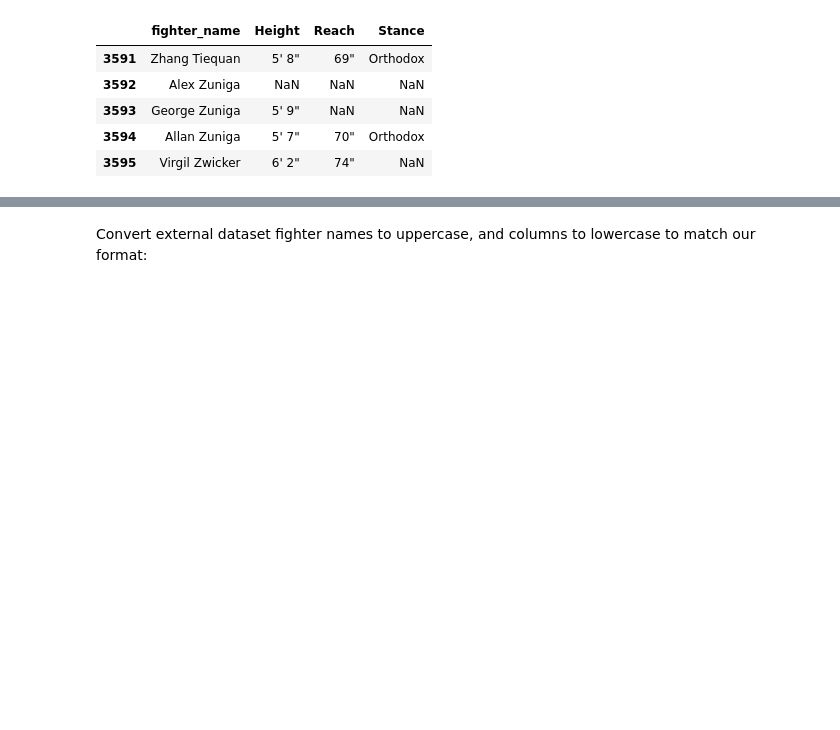
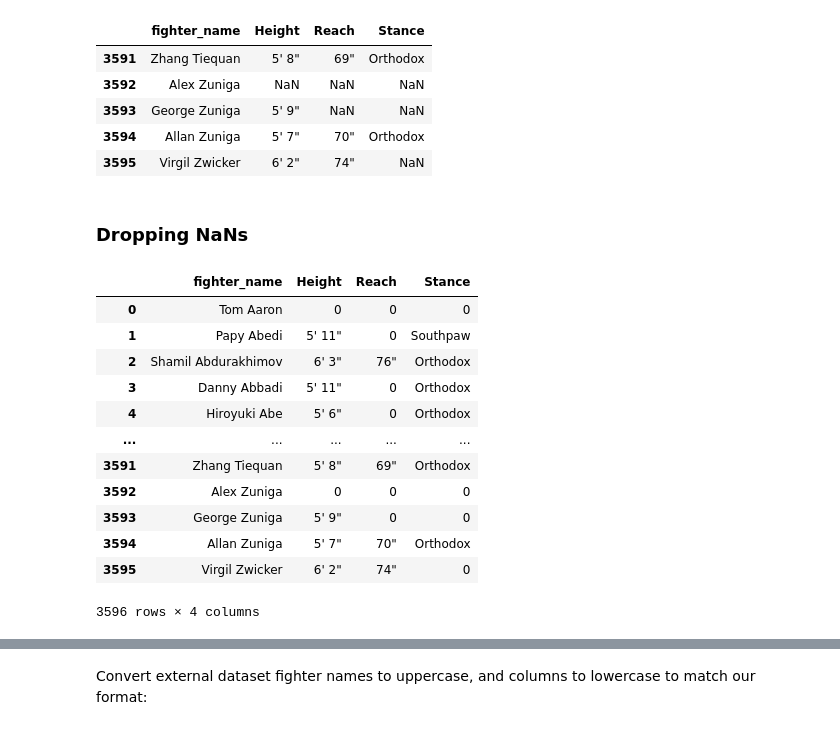
Before and after one commit to komaksym/UFC-DataLab, a Jupyter notebook: data/src/prepare_for_EDA.ipynb, the cells around one changed output, grey strips where cells are left out. Cells and saved outputs as stored; diff of their text form; code cells hidden in the pictures; blank space fills up the shorter version.

```diff
--- a/data/src/prepare_for_EDA.ipynb
+++ b/data/src/prepare_for_EDA.ipynb
@@ -42,3 +44,21 @@ athlete_stats.tail()
 | 3593 | George Zuniga | 5' 9" | NaN | NaN |
 | 3594 | Allan Zuniga | 5' 7" | 70" | Orthodox |
 | 3595 | Virgil Zwicker | 6' 2" | 74" | NaN |
+# %% [markdown]
+### Dropping NaNs
+# %%
+athlete_stats.fillna(0)
+# %% [output]
+|  | fighter_name | Height | Reach | Stance |
+| 0 | Tom Aaron | 0 | 0 | 0 |
+| 1 | Papy Abedi | 5' 11" | 0 | Southpaw |
+| 2 | Shamil Abdurakhimov | 6' 3" | 76" | Orthodox |
+| 3 | Danny Abbadi | 5' 11" | 0 | Orthodox |
+| 4 | Hiroyuki Abe | 5' 6" | 0 | Orthodox |
+| ... | ... | ... | ... | ... |
+| 3591 | Zhang Tiequan | 5' 8" | 69" | Orthodox |
+| 3592 | Alex Zuniga | 0 | 0 | 0 |
+| 3593 | George Zuniga | 5' 9" | 0 | 0 |
+| 3594 | Allan Zuniga | 5' 7" | 70" | Orthodox |
+| 3595 | Virgil Zwicker | 6' 2" | 74" | 0 |
+3596 rows × 4 columns
```
Also changed, not shown: parts of 13 cells of this notebook.
